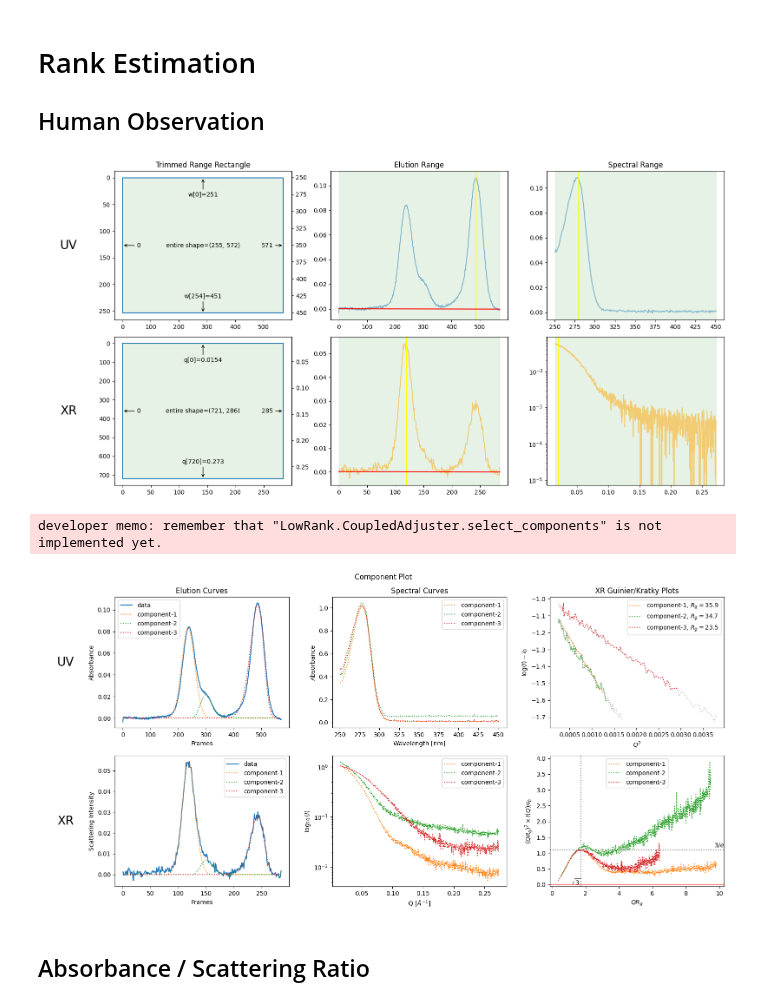
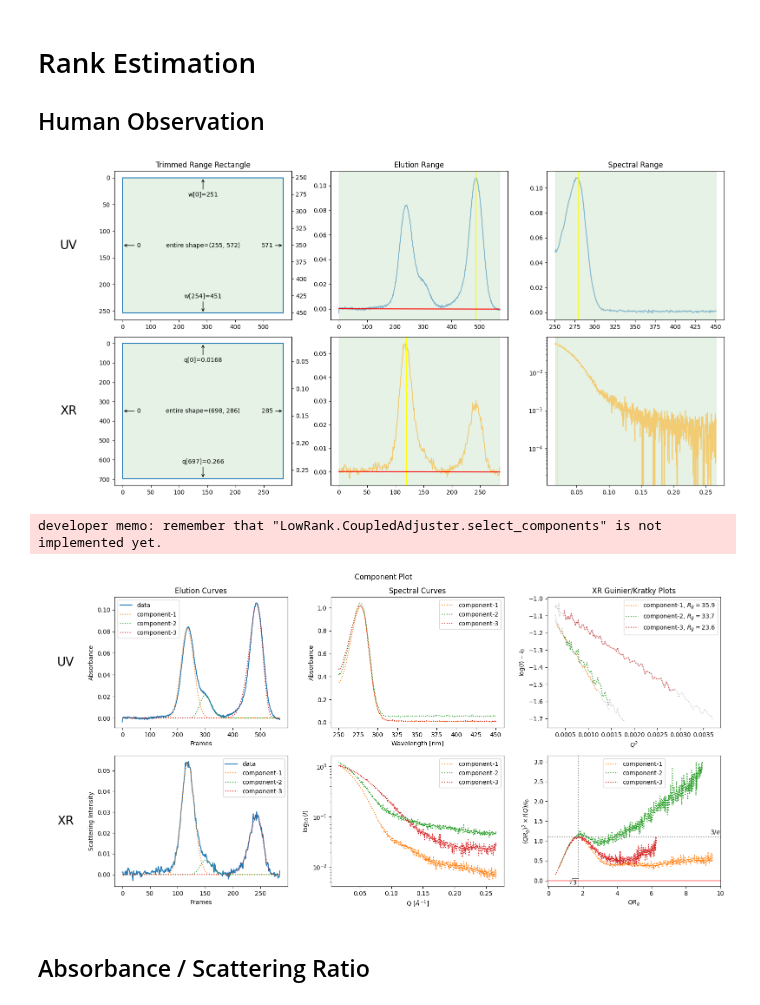
Before and after one commit to nshimizu0721/molass-tutorial, a Jupyter notebook: chapters/06/rank_estimation.ipynb, the cells around one changed output. Cells and saved outputs as stored; diff of their text form; code cells hidden in the pictures.

```diff
--- a/chapters/06/rank_estimation.ipynb
+++ b/chapters/06/rank_estimation.ipynb
@@ -5,22 +5,23 @@
 # %%
 import sys
 sys.path.insert(0, '../../../molass-library')
 from molass import get_version
-assert get_version() >= '0.0.15', "This script requires molass version 0.0.15 or higher."
-from molass_data import TUTORIAL_DATA
+# molass 0.1.2 is not uploaded to PyPI yet. Donwload it from GitHub.
+assert get_version() >= '0.1.2', "This script requires molass version 0.1.2 or higher."
+from molass_data import SAMPLE1
 from molass.DataObjects import SecSaxsData as SSD
-ssd = SSD(TUTORIAL_DATA)
+ssd = SSD(SAMPLE1)
 trimmed_ssd = ssd.trimmed_copy()
 corrected_ssd = trimmed_ssd.corrected_copy()
 corrected_ssd.plot_trimming_info();
 # %% [output]
-[figure, old version]
+[figure, new version]
 # %%
 decomposition = corrected_ssd.quick_decomposition(num_components=3)
 decomposition.plot_components();
 # %% [output]
 developer memo: remember that "LowRank.CoupledAdjuster.select_components" is not implemented yet.
-[figure, old version]
+[figure, new version]
 # %% [markdown]
 ## Absorbance / Scattering Ratio
 # %%
```
Also changed, not shown: parts of 6 cells of this notebook, 1 other file.
